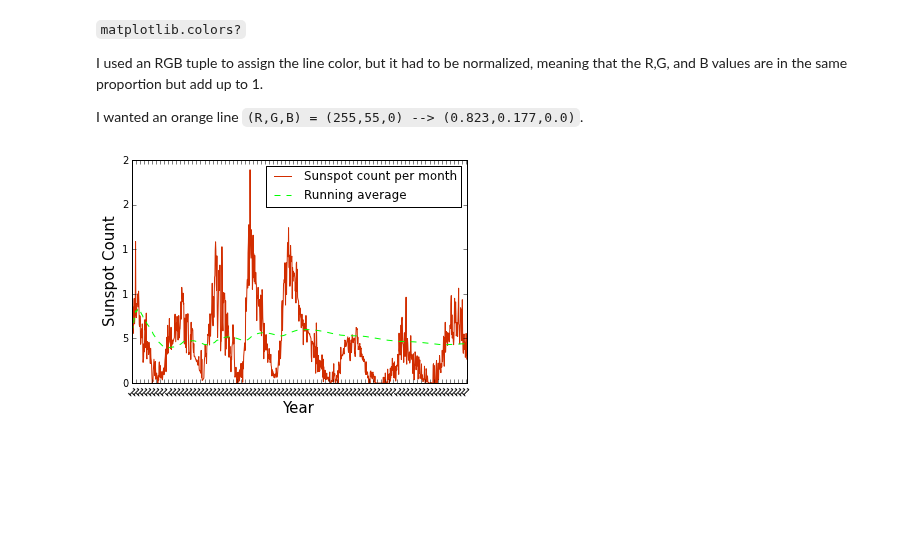
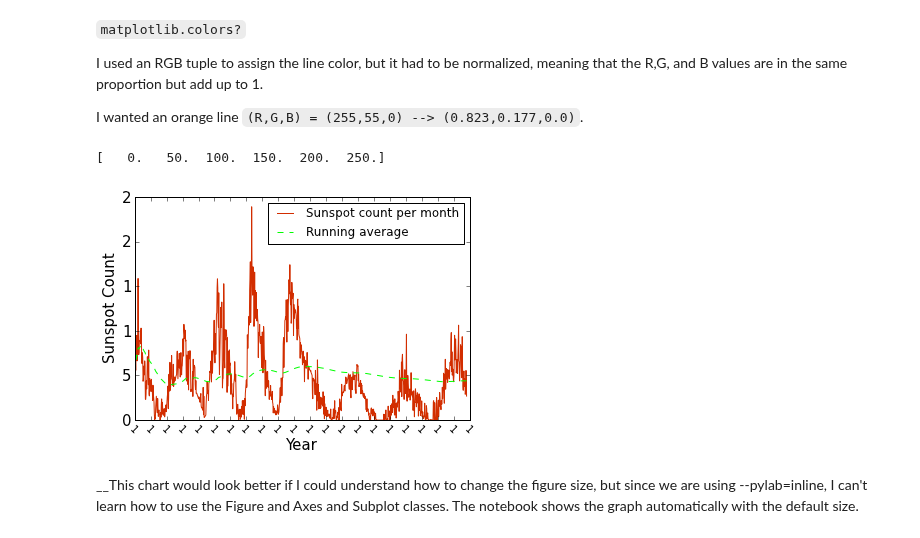
Before and after one commit to kbouch/PHYS202-S13, a Jupyter notebook: Week3/GraphicsEx2.ipynb, the cells around one changed output. Cells and saved outputs as stored; diff of their text form; code cells hidden in the pictures; blank space fills up the shorter version.

Commit message:
done with #3 but stuck on resizing figures in notebook as well as tick lables

```diff
--- a/Week3/GraphicsEx2.ipynb
+++ b/Week3/GraphicsEx2.ipynb
@@ -190,29 +198,32 @@ I wanted an orange line `(R,G,B) = (255,55,0) --> (0.823,0.177,0.0)`.
 # %%
 plt.plot(x_month[:1000],y_count[:1000],color=(0.823,0.177,0.0),linestyle='-',label='Sunspot count per month')
 plt.plot(x_month[:1000],running_average[:1000],color=(0,1.0,0),linestyle='--',label='Running average')
 
 # axis labels:
 
 plt.xlabel('Year', fontsize=15)
 plt.ylabel('Sunspot Count', fontsize=15)
 plt.legend(loc='upper right')
 
 
 
-xlocs = np.arange(0,996+12,12)    # The closest year to 1000 months after January 1749 is 996 months after (83 years). length of xlocs is 84
-                                  # if I include zero-eth year. Upper argument of arange function is 996+12.
-xticklabels = np.empty((84,),dtype='string')
+xlocs = np.arange(0,1008+48,48,dtype='int')    # The closest four years to 1000 months after January 1749 is 1008 months after (84 years).
+                                               # length of xlocs is 22
+                                               # if I include zero-eth year. Upper argument of arange function is 1008+48.
+xticklabels = np.ones((22,),dtype='string')
 for i in range(len(xlocs)):
     xticklabels[i] = str(1749 + int(xlocs[i]/12.0))        # insert the ith year to the ith slot of the year array as a string
 
-ylocs = np.arange(0,300,50)
-yticklabels = np.empty((6),dtype='string')
+ylocs = np.arange(000.0,300.0,050.0,dtype='float')       # I don't know why the graph prints only the first digit on my axis tick labels.
+yticklabels = np.ones((6),dtype='string')
+print ylocs
 for i in range(len(ylocs)):
-    yticklabels[i] = ylocs[i]
+    yticklabels[i] = '%g' % (ylocs[i],)
 
 plt.xticks(xlocs,xticklabels,rotation=-45)      # add 'pretty' rotation
-plt.yticks(ylocs,yticklabels)
+plt.yticks(ylocs,yticklabels, fontsize=15)
 
 plt.grid(False)
 # %% [output]
+[   0.   50.  100.  150.  200.  250.]
-[figure, old version]
+[figure, new version]
@@ -220,0 +230,2 @@ plt.xticks?
+# %% [markdown]
+__This chart would look better if I could understand how to change the figure size, but since we are using --pylab=inline, I can't learn how to use the Figure and Axes and Subplot classes. The notebook shows the graph automatically with the default size.
```
Also changed, not shown: parts of 3 cells of this notebook.
